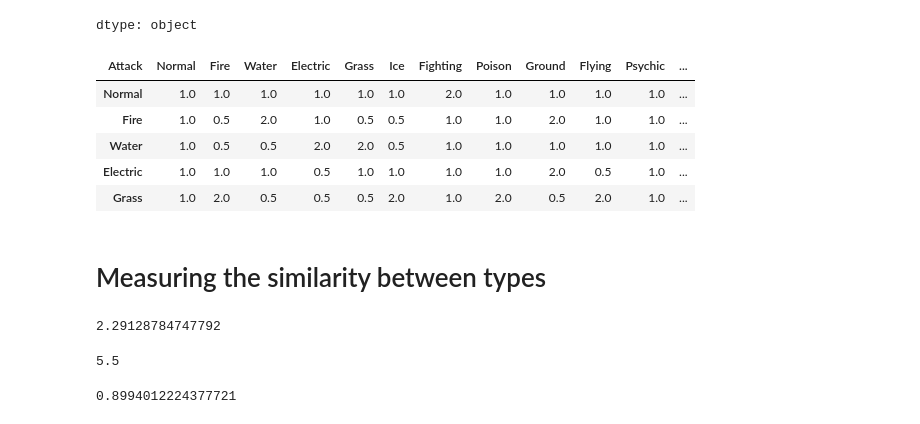
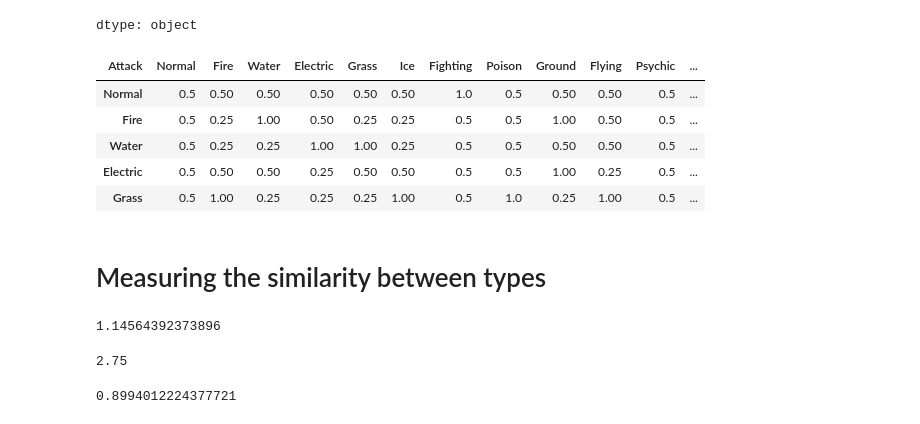
Before and after one commit to TMaczek/PokemonTypesAnalysis, a Jupyter notebook: PokemonTypesSimilarities.ipynb, the cells around one changed output. Drawn from its saved outputs; the diff is of its cells as text; code cells hidden in the pictures.

```diff
--- a/PokemonTypesSimilarities.ipynb
+++ b/PokemonTypesSimilarities.ipynb
@@ -136,15 +136,17 @@ dtype: object
 # %%
 #lets change everything to float
 df = df.astype('float64')
 
+df = df/2 # -> basic normalization (since i know max value here is 2) - to see if results change
+
 df.head()
 # %% [output]
 | Attack | Normal | Fire | Water | Electric | Grass | Ice | Fighting | Poison | Ground | Flying | Psychic | ... |
-| Normal | 1.0 | 1.0 | 1.0 | 1.0 | 1.0 | 1.0 | 2.0 | 1.0 | 1.0 | 1.0 | 1.0 | ... |
-| Fire | 1.0 | 0.5 | 2.0 | 1.0 | 0.5 | 0.5 | 1.0 | 1.0 | 2.0 | 1.0 | 1.0 | ... |
-| Water | 1.0 | 0.5 | 0.5 | 2.0 | 2.0 | 0.5 | 1.0 | 1.0 | 1.0 | 1.0 | 1.0 | ... |
-| Electric | 1.0 | 1.0 | 1.0 | 0.5 | 1.0 | 1.0 | 1.0 | 1.0 | 2.0 | 0.5 | 1.0 | ... |
-| Grass | 1.0 | 2.0 | 0.5 | 0.5 | 0.5 | 2.0 | 1.0 | 2.0 | 0.5 | 2.0 | 1.0 | ... |
+| Normal | 0.5 | 0.50 | 0.50 | 0.50 | 0.50 | 0.50 | 1.0 | 0.5 | 0.50 | 0.50 | 0.5 | ... |
+| Fire | 0.5 | 0.25 | 1.00 | 0.50 | 0.25 | 0.25 | 0.5 | 0.5 | 1.00 | 0.50 | 0.5 | ... |
+| Water | 0.5 | 0.25 | 0.25 | 1.00 | 1.00 | 0.25 | 0.5 | 0.5 | 0.50 | 0.50 | 0.5 | ... |
+| Electric | 0.5 | 0.50 | 0.50 | 0.25 | 0.50 | 0.50 | 0.5 | 0.5 | 1.00 | 0.25 | 0.5 | ... |
+| Grass | 0.5 | 1.00 | 0.25 | 0.25 | 0.25 | 1.00 | 0.5 | 1.0 | 0.25 | 1.00 | 0.5 | ... |
 # %% [markdown]
 # Measuring the similarity between types
 # %%
@@ -156,13 +158,13 @@ flying = df['Flying']
 #euklidean distance
 distance.euclidean(fire, flying)
 # %% [output]
-2.29128784747792
+1.14564392373896
 # %%
 #Manhattan distance
 
 distance.cityblock(fire, flying)
 # %% [output]
-5.5
+2.75
 # %%
 # cosine similarity
 from sklearn.metrics.pairwise import cosine_similarity
```
Also changed, not shown: parts of 15 cells of this notebook.
